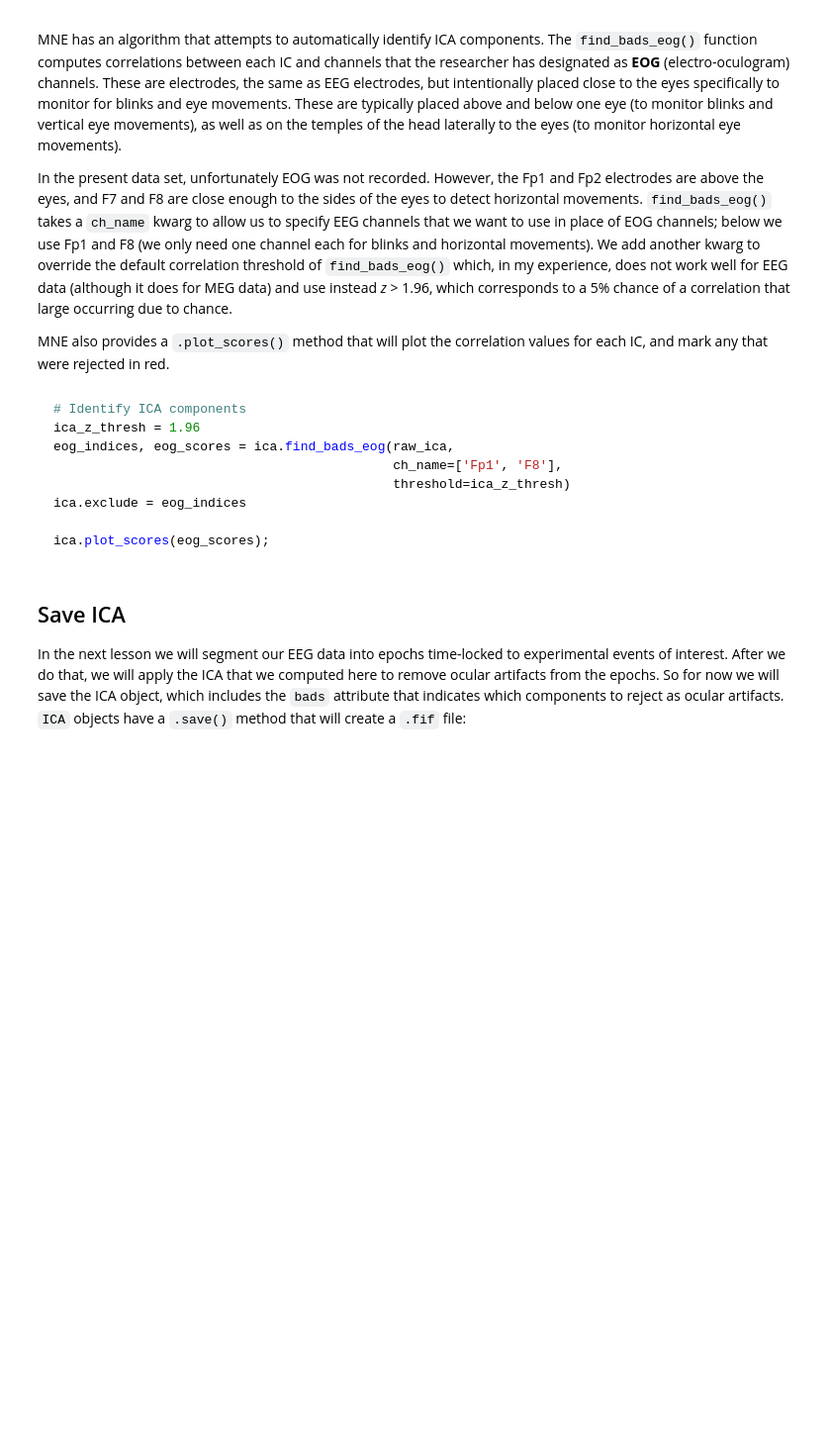
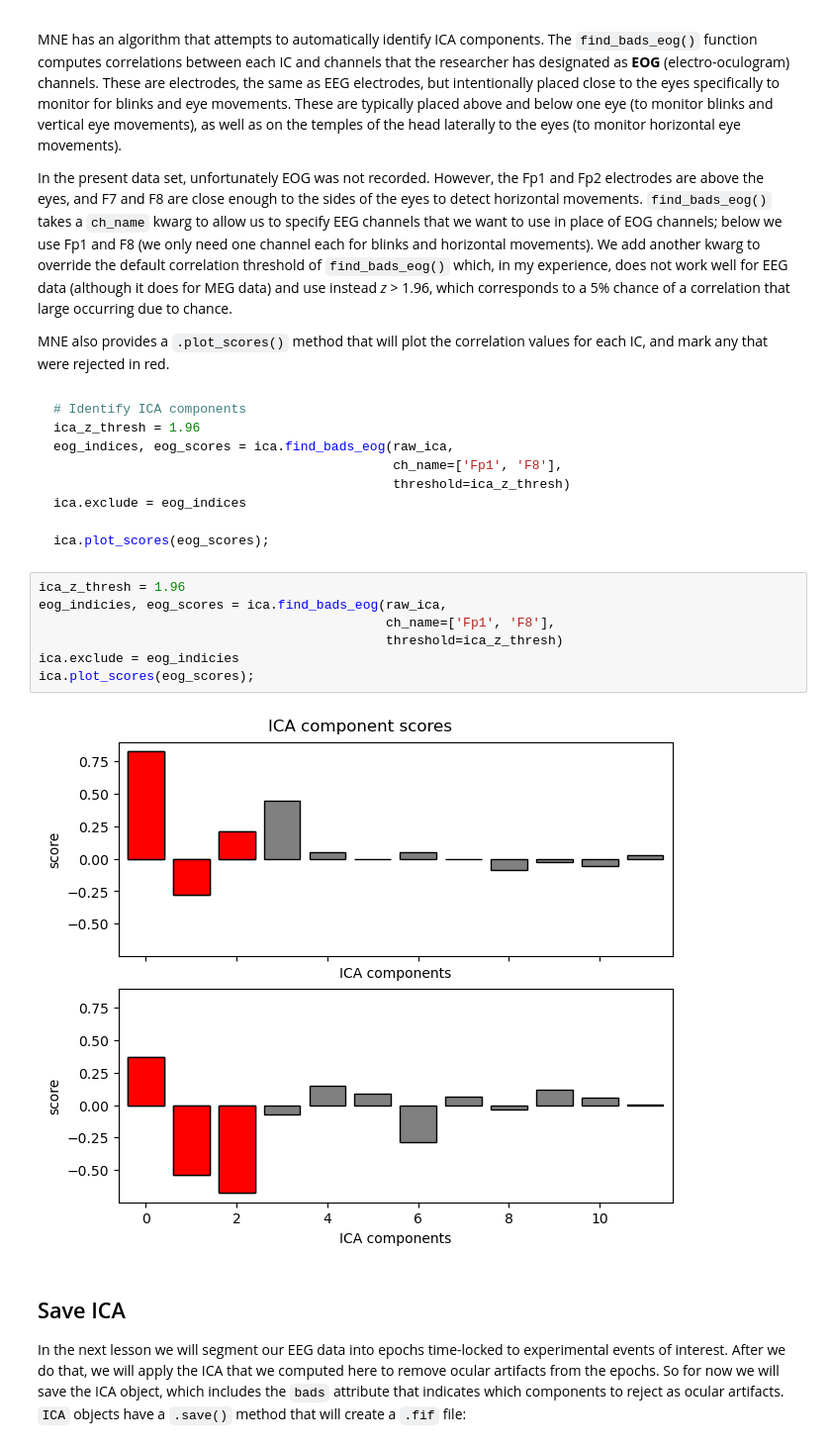
Before and after one commit to stochastic-bean/NDSCH7-Working-with-EEG-data, a Jupyter notebook: 3 - erp_artifacts.ipynb, the cells around one changed output. Shown at 99% size. Saved outputs shown, nothing was run; the diff lists cells and outputs as text; blank space fills up the shorter version.

```diff
--- a/3 - erp_artifacts.ipynb
+++ b/3 - erp_artifacts.ipynb
@@ -215,6 +287,15 @@ ica.exclude = eog_indices
 
 ica.plot_scores(eog_scores);
 ~~~
+# %%
+ica_z_thresh = 1.96
+eog_indicies, eog_scores = ica.find_bads_eog(raw_ica,
+                                             ch_name=['Fp1', 'F8'],
+                                             threshold=ica_z_thresh)
+ica.exclude = eog_indicies
+ica.plot_scores(eog_scores);
+# %% [output]
+[figure, added]
 # %% [markdown]
 ## Save ICA
 
```
Also changed, not shown: parts of 6 cells of this notebook, 1 other file.
